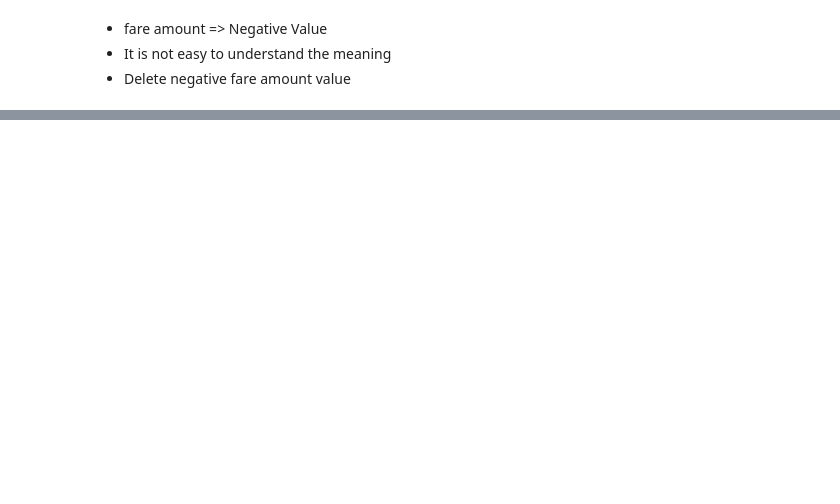
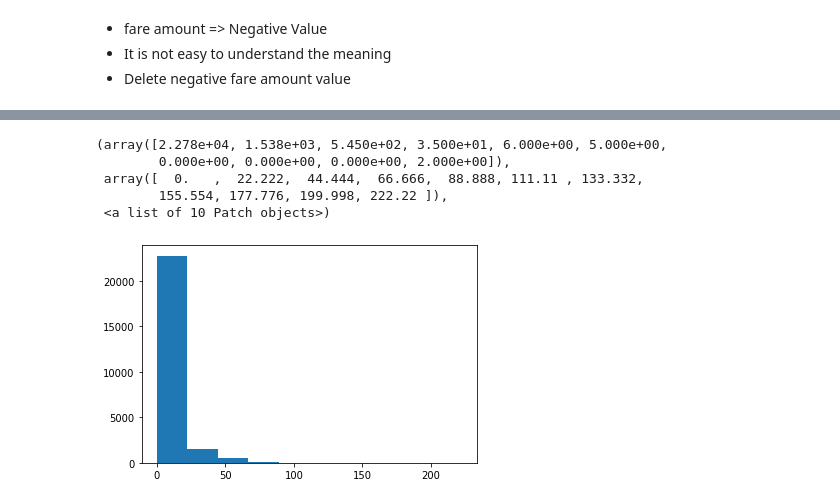
Before and after one commit to soomin461/Kaggle_data_practice, a Jupyter notebook: Kaggle_New_York_Taxi.ipynb, the cells around one changed output, grey strips where cells are left out. Saved outputs shown, nothing was run; the diff lists cells and outputs as text; code cells hidden in the pictures; blank space fills up the shorter version.

```diff
--- a/Kaggle_New_York_Taxi.ipynb
+++ b/Kaggle_New_York_Taxi.ipynb
@@ -169,0 +172,5 @@ train['fare_amount']
+# %%
+# passenger_count > 10? and 0? => outlier value -> delete
+train = train.drop(train[train['passenger_count']>6].index, axis=0).reset_index(drop=True)
+train = train.drop(train[train['passenger_count']==0].index, axis=0).reset_index(drop=True)
+train['passenger_count'].unique()
@@ -169,0 +190,18 @@ train['fare_amount']
+# %%
+# Pakage Import
+
+import pandas as pd
+import numpy as np
+from sklearn.model_selection import StratifiedShuffleSplit
+
+sample = pd.DataFrame({'group' : np.repeat(['A', 'B', 'C'], (500, 300, 200)), 'Sample_value': np.random.randn(1000)})
+#StratifiedShuffleSplit(n_split=)
+split = StratifiedShuffleSplit(n_splits=2, test_size=0.5, random_state=2)
+for train_index, test_index in split.split(sample, sample['group']):
+  strata_train_set = sample.loc[train_index]
+  test_set = sample.loc[test_index]
+
+print(sample['group'].value_counts(normalize=True))
+print(sample.shape)
+print(strata_train_set['group'].value_counts(normalize=True))
+print(strata_train_set.shape)
@@ -169,0 +229,10 @@ train['fare_amount']
+# %%
+# sampling -> 5,000,000 * 0.005 = 25000 data sample
+for train_index, sampling_index in StratifiedShuffleSplit(n_splits=1, test_size=0.005, random_state=42).split(train, train['passenger_count']):
+    train_df = train.loc[train_index]
+    sample_df = train.loc[sampling_index]
+
+print(train_df.shape)
+print(train_df['passenger_count'].value_counts(normalize=True))
+print(sample_df.shape)
+print(sample_df['passenger_count'].value_counts(normalize=True))
@@ -169,0 +265,9 @@ train['fare_amount']
+# %%
+plt.hist(sample_df['fare_amount'])  # fare ->
+# %% [output]
+(array([2.278e+04, 1.538e+03, 5.450e+02, 3.500e+01, 6.000e+00, 5.000e+00,
+        0.000e+00, 0.000e+00, 0.000e+00, 2.000e+00]),
+ array([  0.   ,  22.222,  44.444,  66.666,  88.888, 111.11 , 133.332,
+        155.554, 177.776, 199.998, 222.22 ]),
+ <a list of 10 Patch objects>)
+[figure, added]
```
Also changed, not shown: parts of 27 cells of this notebook.
